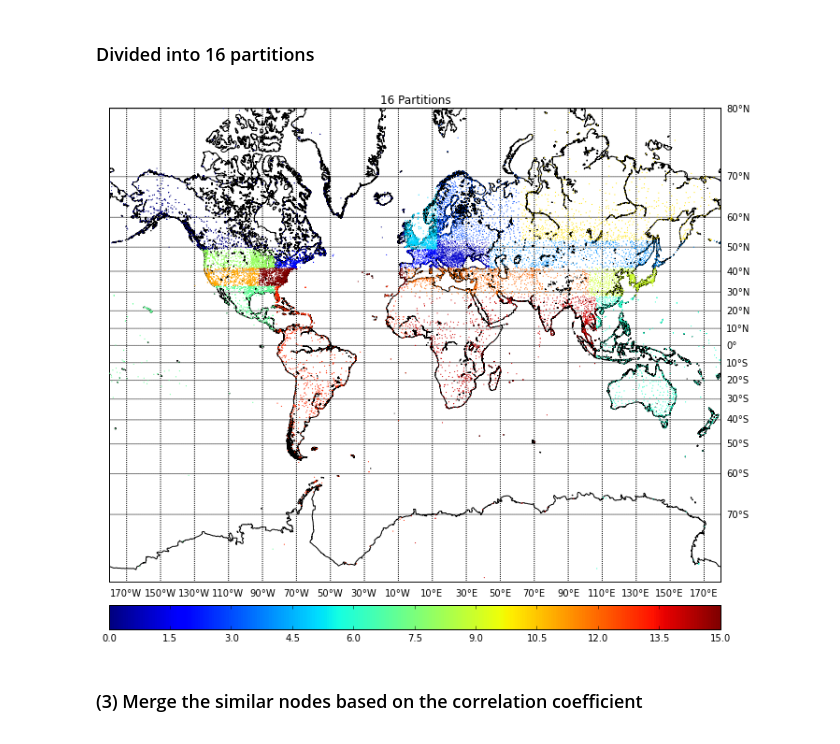
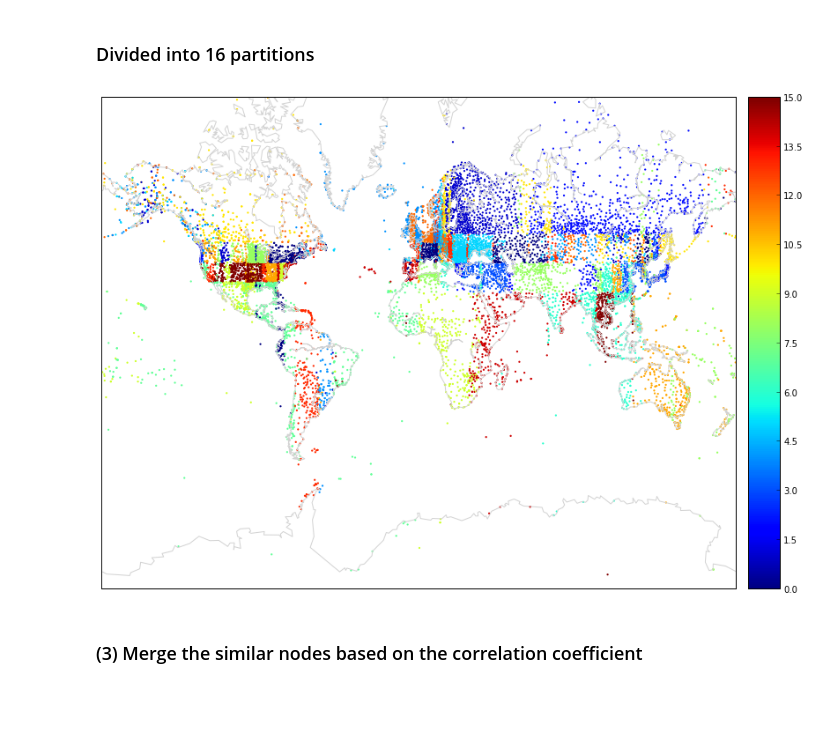
Before and after one commit to stream101/bigdata_final, a Jupyter notebook: 05_Merge.ipynb, the cells around one changed output. Saved outputs shown, nothing was run; the diff lists cells and outputs as text; code cells hidden in the pictures; blank space fills up the shorter version.

```diff
--- a/05_Merge.ipynb
+++ b/05_Merge.ipynb
@@ -258,31 +230,7 @@ for index in range(0, shape(kd_df_4)[0]):
 data_out.close()
-# %%
-from mpl_toolkits.basemap import Basemap
-import numpy as np
-import matplotlib.pyplot as plt
-import random
-
-lonmin=-180;lonmax=180;latsmin=-80;latsmax=80;
-plt.figure(figsize=(15,10),dpi=300)
-m = Basemap(projection='merc',llcrnrlat=latsmin,urcrnrlat=latsmax, llcrnrlon=lonmin,urcrnrlon=lonmax,lat_ts=20,resolution='i')
-m.drawcoastlines()
-#m.fillcontinents(color='coral',lake_color='aqua')
-parallels = np.arange(-80,81,10.)
-meridians = np.arange(10.,351.,20.)
-m.drawparallels(parallels,labels=[False,True,True,False])
-m.drawmeridians(meridians,labels=[True,False,False,True])
-#m.drawmapboundary(fill_color='aqua')
-origin_color=kd_df_4['id'].tolist()
-map_color=random.sample(range(0, 16), 16)
-random_color=[0]*len(origin_color)
-for index in range(0, len(origin_color)-1):
-    random_color[index]=map_color[origin_color[index]]
-x,y = m(kd_df_4['longtitude'].tolist(),kd_df_4['latitude'].tolist())
-m.colorbar(m.scatter(x,y,c=random_color,marker='.',zorder=15, s=5,lw=0),location='bottom',pad="5%")
-
-plt.title('16 Partitions')
-plt.show()
-# %% [output]
-[figure, removed]
+# %%
+color_map(kd_df_4['longtitude'], kd_df_4['latitude'], kd_df_4['id'], 16)
+# %% [output]
+[figure, added]
 # %% [markdown]
 ### <p>(3) Merge the similar nodes based on the correlation coefficient</p>
```
Also changed, not shown: parts of 19 cells of this notebook, 8 other files.
